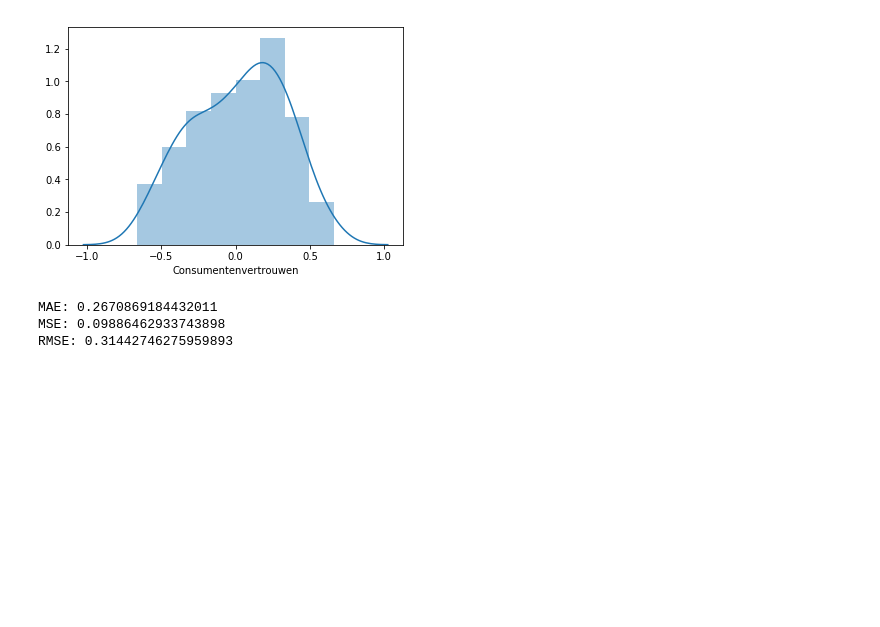
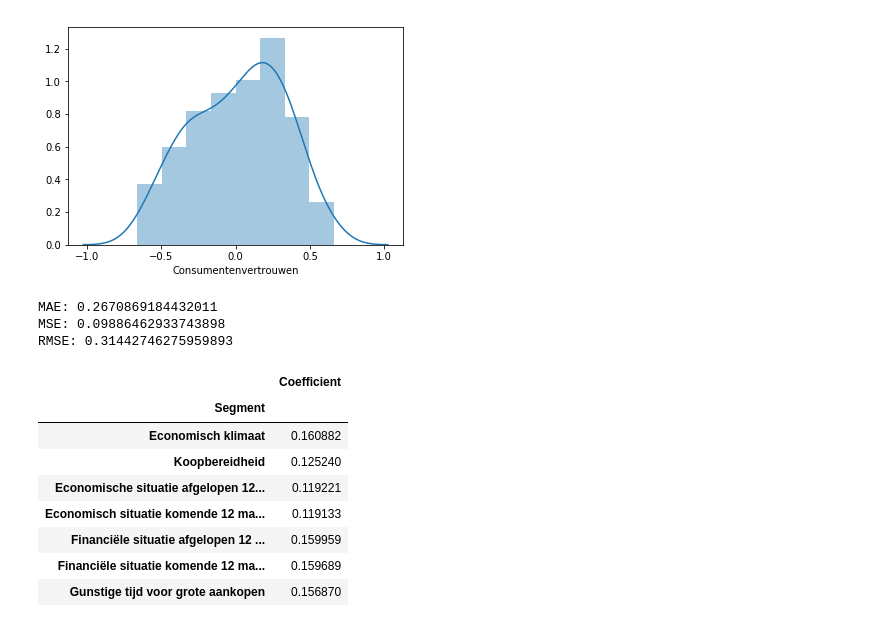
Before and after one commit to paauwp/CBS-Analyse, a Jupyter notebook: Consumentenvertrouwen.ipynb, the cells around one changed output. Cells and saved outputs as stored; diff of their text form; code cells hidden in the pictures; blank space fills up the shorter version.

```diff
--- a/Consumentenvertrouwen.ipynb
+++ b/Consumentenvertrouwen.ipynb
@@ -109,3 +109,16 @@ print('RMSE:', np.sqrt(metrics.mean_squared_error(y_test, predictions)))
 MAE: 0.2670869184432011
 MSE: 0.09886462933743898
 RMSE: 0.31442746275959893
+# %%
+coeff_df = pd.DataFrame(lm.coef_,X.columns,columns=['Coefficient'])
+coeff_df
+# %% [output]
+|  | Coefficient |
+| Segment |  |
+| Economisch klimaat | 0.160882 |
+| Koopbereidheid | 0.125240 |
+| Economische situatie afgelopen 12... | 0.119221 |
+| Economisch situatie komende 12 ma... | 0.119133 |
+| Financiële situatie afgelopen 12 ... | 0.159959 |
+| Financiële situatie komende 12 ma... | 0.159689 |
+| Gunstige tijd voor grote aankopen | 0.156870 |
```
